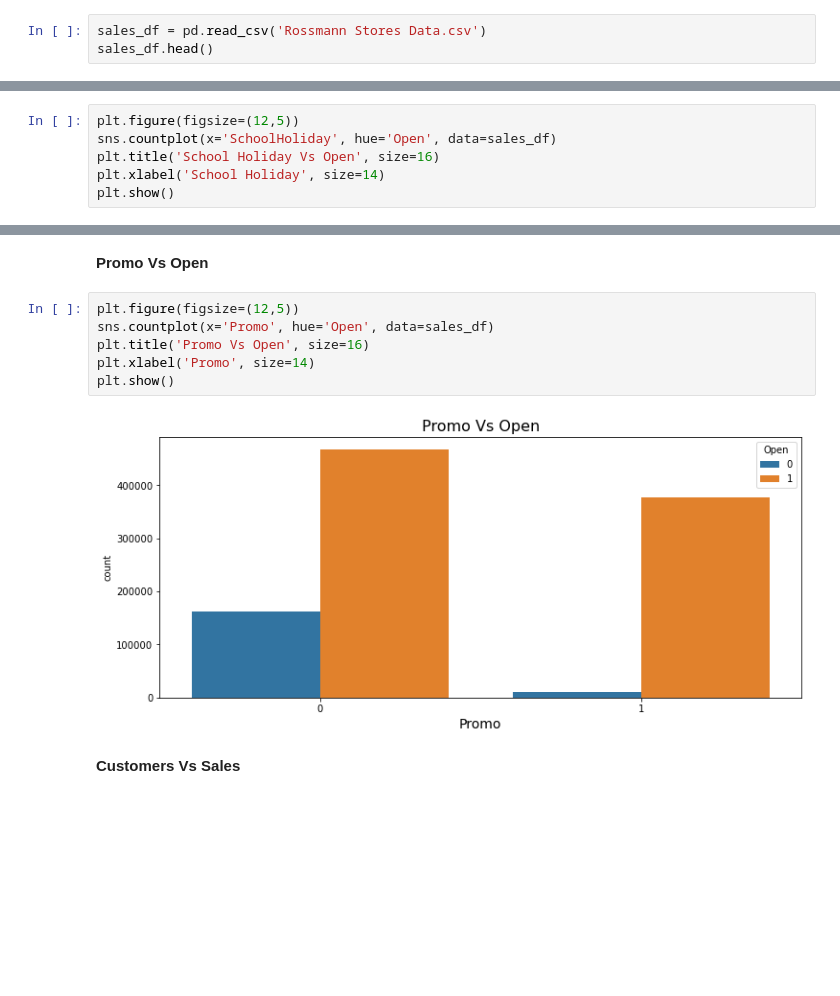
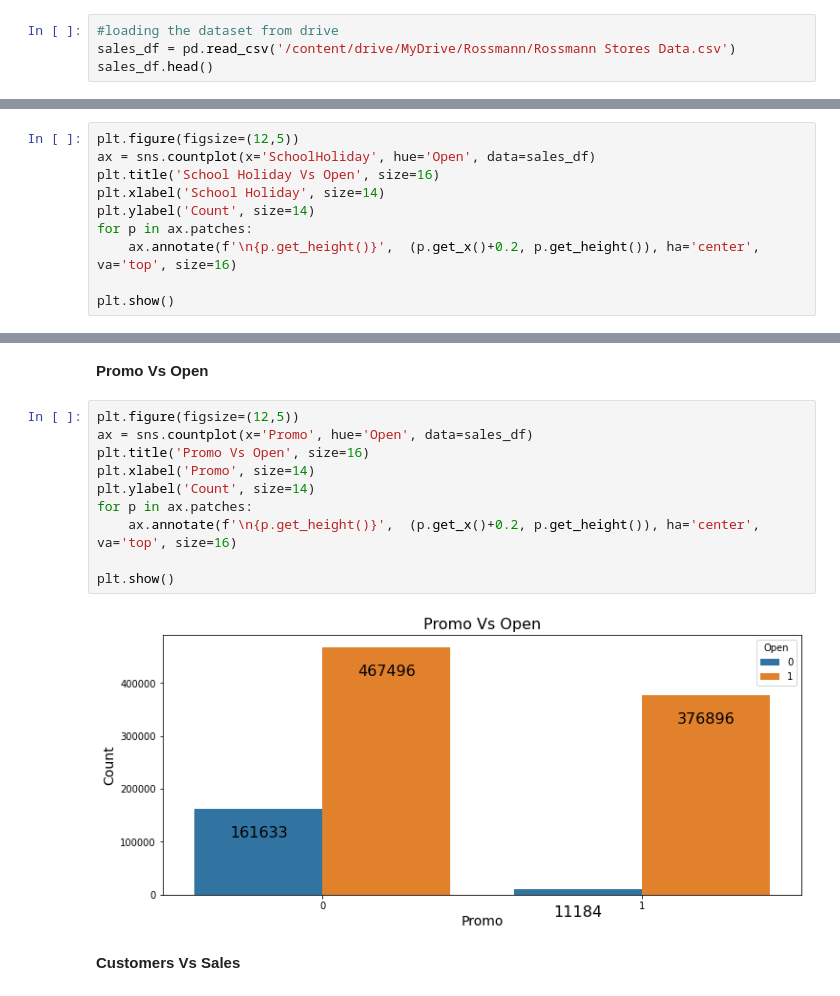
Before and after one commit to Narayan718/Rossmann_stores, a Jupyter notebook: Rossmann.ipynb, the cells around one changed output, grey strips where cells are left out. Cells and saved outputs as stored; diff of their text form; blank space fills up the shorter version.

```diff
--- a/Rossmann.ipynb
+++ b/Rossmann.ipynb
@@ -50,5 +59,6 @@ from statsmodels.stats.outliers_influence import variance_inflation_factor
 # %%
-sales_df = pd.read_csv('Rossmann Stores Data.csv')
+#loading the dataset from drive
+sales_df = pd.read_csv('/content/drive/MyDrive/Rossmann/Rossmann Stores Data.csv')
 sales_df.head()
 # %% [output]
 |  | Store | DayOfWeek | Date | Sales | Customers | Open | Promo | StateHoliday | SchoolHoliday |
@@ -191,8 +212,12 @@ plt.show()
 **School Holiday Vs Open**
 # %%
 plt.figure(figsize=(12,5))
-sns.countplot(x='SchoolHoliday', hue='Open', data=sales_df)
+ax = sns.countplot(x='SchoolHoliday', hue='Open', data=sales_df)
 plt.title('School Holiday Vs Open', size=16)
 plt.xlabel('School Holiday', size=14)
+plt.ylabel('Count', size=14)
+for p in ax.patches:
+    ax.annotate(f'\n{p.get_height()}',  (p.get_x()+0.2, p.get_height()), ha='center', va='top', size=16)
+
 plt.show()
 # %% [output]
@@ -201,12 +226,16 @@ plt.show()
 **Promo Vs Open**
 # %%
 plt.figure(figsize=(12,5))
-sns.countplot(x='Promo', hue='Open', data=sales_df)
+ax = sns.countplot(x='Promo', hue='Open', data=sales_df)
 plt.title('Promo Vs Open', size=16)
 plt.xlabel('Promo', size=14)
+plt.ylabel('Count', size=14)
+for p in ax.patches:
+    ax.annotate(f'\n{p.get_height()}',  (p.get_x()+0.2, p.get_height()), ha='center', va='top', size=16)
+
 plt.show()
 # %% [output]
-[figure, old version]
+[figure, new version]
 # %% [markdown]
 **Customers Vs Sales**
 # %%
```
Also changed, not shown: parts of 66 cells of this notebook.
